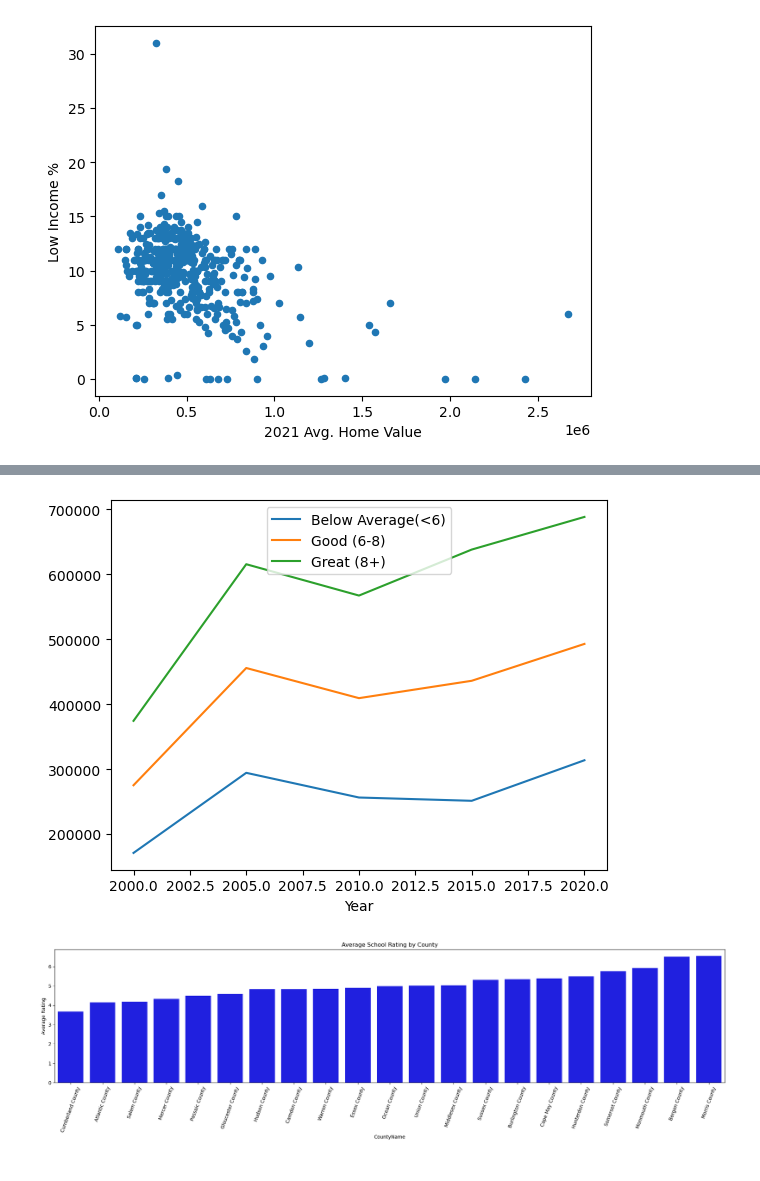
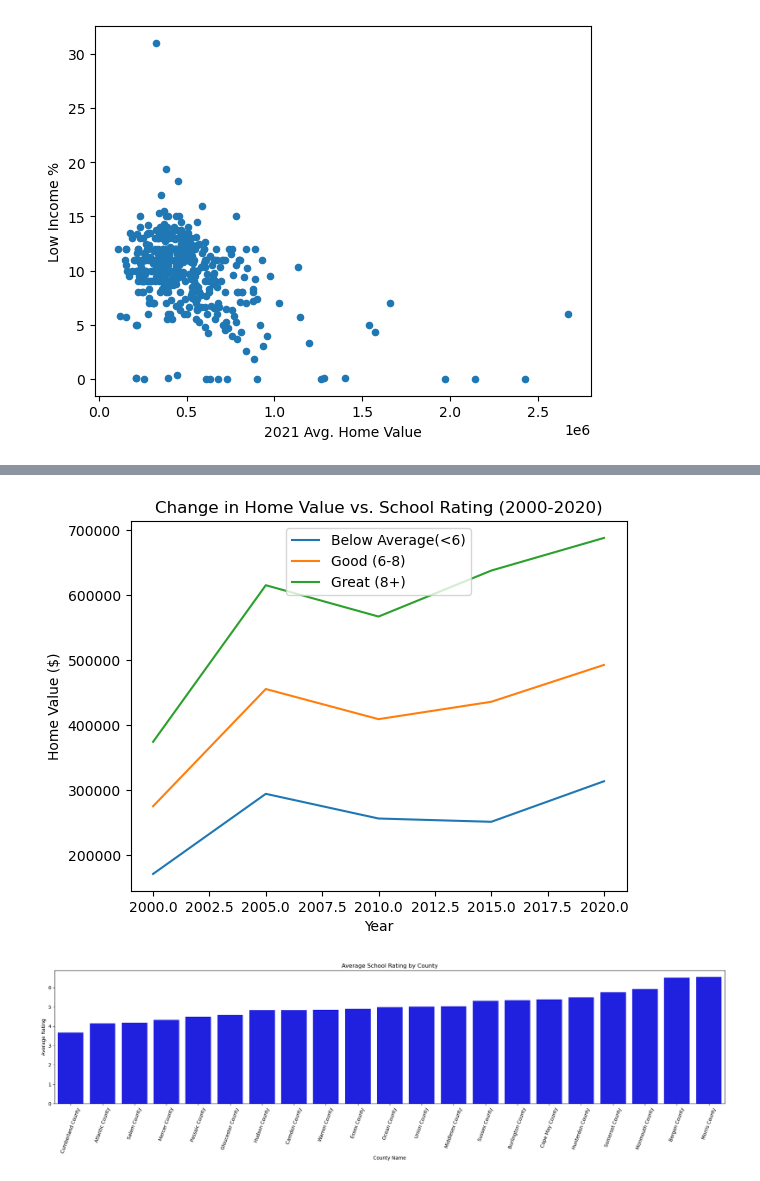
Before and after one commit to tlochan/ProjectOne, a Jupyter notebook: Data Cleaning.ipynb, the cells around one changed output, grey strips where cells are left out. Saved outputs shown, nothing was run; the diff lists cells and outputs as text; code cells hidden in the pictures.

```diff
--- a/Data Cleaning.ipynb
+++ b/Data Cleaning.ipynb
@@ -446,8 +445,10 @@ plt.show()
 # %%
 long_school_df.plot(kind="line", x="Year")
+plt.ylabel("Home Value ($)")
+plt.title("Change in Home Value vs. School Rating (2000-2020)")
 plt.show()
 # %% [output]
-[figure, old version]
+[figure, new version]
 # %%
 # Grouping by the county and average school ranking
 import seaborn as sns
```
Also changed, not shown: parts of 14 cells of this notebook.
